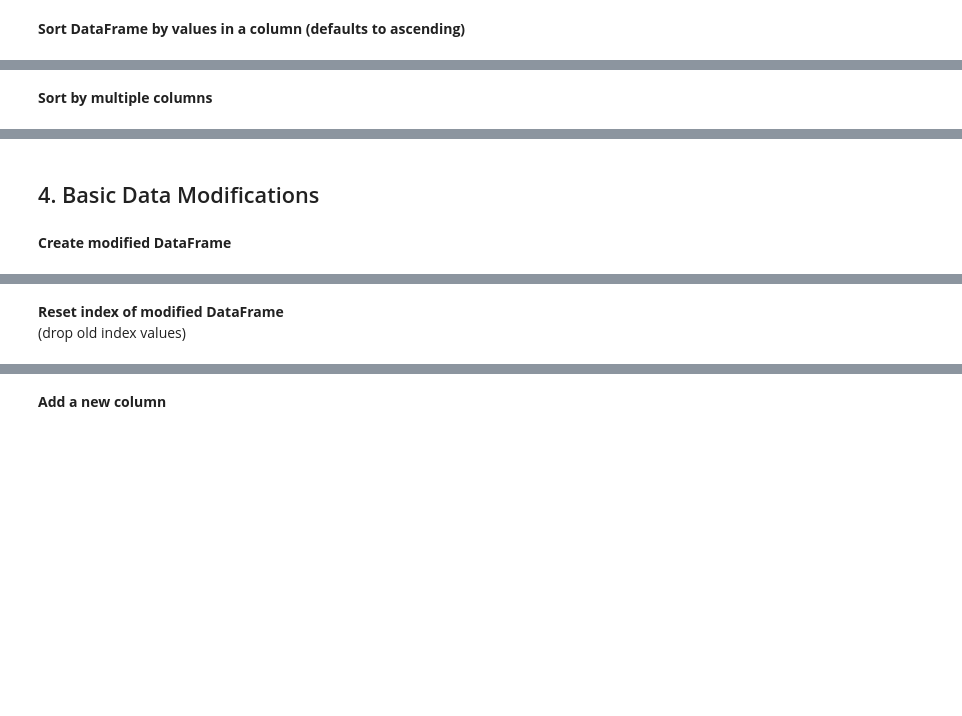
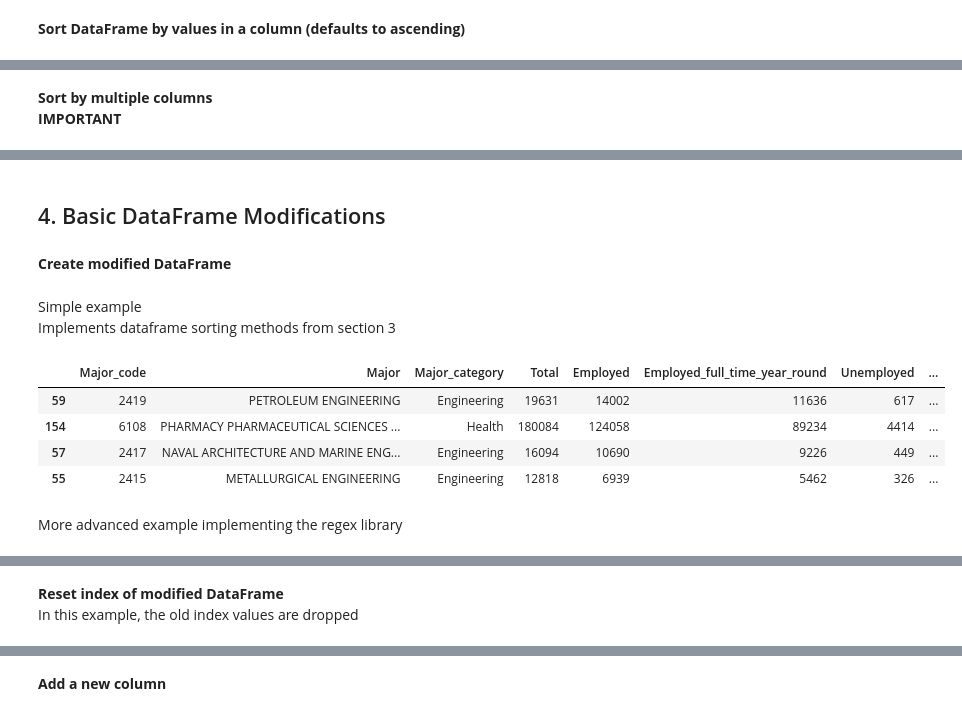
Before and after one commit to bnsevy/Personal-Tutorials, a Jupyter notebook: Pandas/pandas.ipynb, the cells around one changed output, grey strips where cells are left out. Drawn from its saved outputs; the diff is of its cells as text; code cells hidden in the pictures; blank space fills up the shorter version.

```diff
--- a/Pandas/pandas.ipynb
+++ b/Pandas/pandas.ipynb
@@ -254,6 +294,7 @@ df.sort_values('Unemployment_rate', ascending = False).head()
 | 77 | 3501 | LIBRARY SCIENCE | Education | 16193 | 7091 | 4330 | 743 | ... |
 # %% [markdown]
 **Sort by multiple columns**
+**IMPORTANT**
 # %%
 # sort by Major_category first, then by Medians within each Major_category
 df.sort_values(['Major_category', 'Median'], ascending = [0,0]).head(10)
@@ -270,8 +311,24 @@ df.sort_values(['Major_category', 'Median'], ascending = [0,0]).head(10)
 | 99 | 4007 | INTERDISCIPLINARY SOCIAL SCIENCES | Social Science | 61871 | 43312 | 31078 | 3030 | ... |
 | 118 | 5205 | INDUSTRIAL AND ORGANIZATIONAL PSY... | Psychology & Social Work | 17969 | 11878 | 8631 | 1084 | ... |
 # %% [markdown]
-## 4. Basic Data Modifications
+## 4. Basic DataFrame Modifications
 # %% [markdown]
 **Create modified DataFrame**
+# %% [markdown]
+Simple example
+Implements dataframe sorting methods from section 3
+# %%
+# Only include majors whose median salary is greater than $95000 per year
+# Then sort those majors from highest salary to lowest
+df_mod = df.loc[df['Median'] > 95000].sort_values(by = 'Median', ascending = False)
+df_mod
+# %% [output]
+|  | Major_code | Major | Major_category | Total | Employed | Employed_full_time_year_round | Unemployed | ... |
+| 59 | 2419 | PETROLEUM ENGINEERING | Engineering | 19631 | 14002 | 11636 | 617 | ... |
+| 154 | 6108 | PHARMACY PHARMACEUTICAL SCIENCES ... | Health | 180084 | 124058 | 89234 | 4414 | ... |
+| 57 | 2417 | NAVAL ARCHITECTURE AND MARINE ENG... | Engineering | 16094 | 10690 | 9226 | 449 | ... |
+| 55 | 2415 | METALLURGICAL ENGINEERING | Engineering | 12818 | 6939 | 5462 | 326 | ... |
+# %% [markdown]
+More advanced example implementing the regex library
 # %%
 import re
@@ -286,7 +344,7 @@ df_change.head()
 | 8 | 1301 | ENVIRONMENTAL SCIENCE | Biology & Life Science | 106106 | 87602 | 65238 | 4736 | ... |
 # %% [markdown]
 **Reset index of modified DataFrame**
-(drop old index values)
+In this example, the old index values are dropped
 # %%
 df_change = df_change.reset_index(drop = True)
 df_change.head()
```
Also changed, not shown: parts of 39 cells of this notebook, 1 other file.
